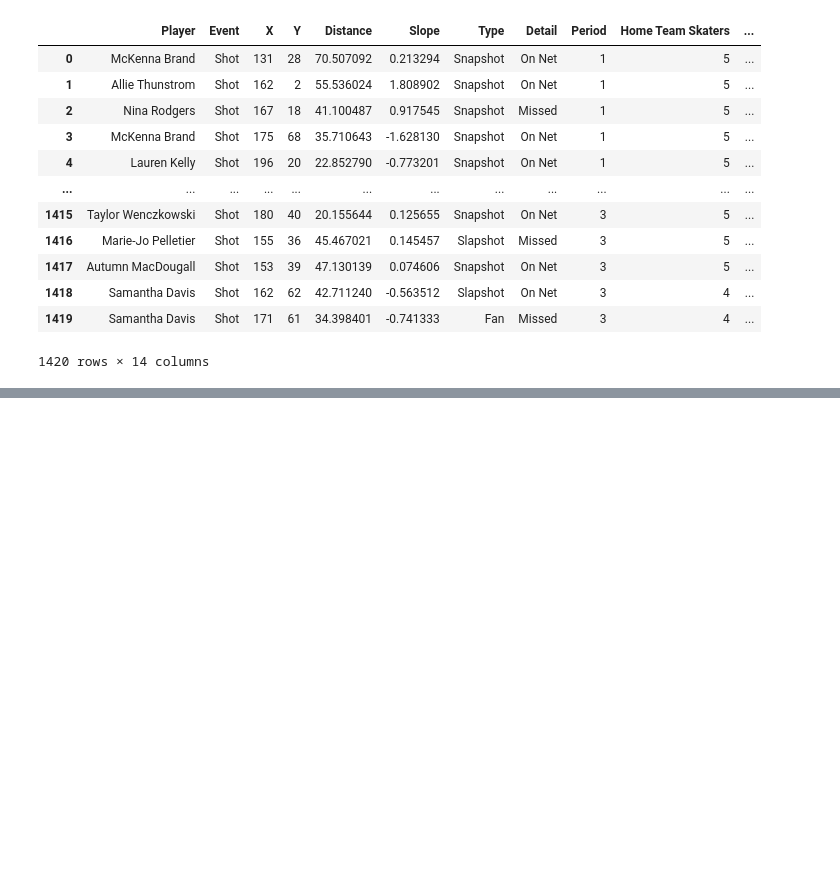
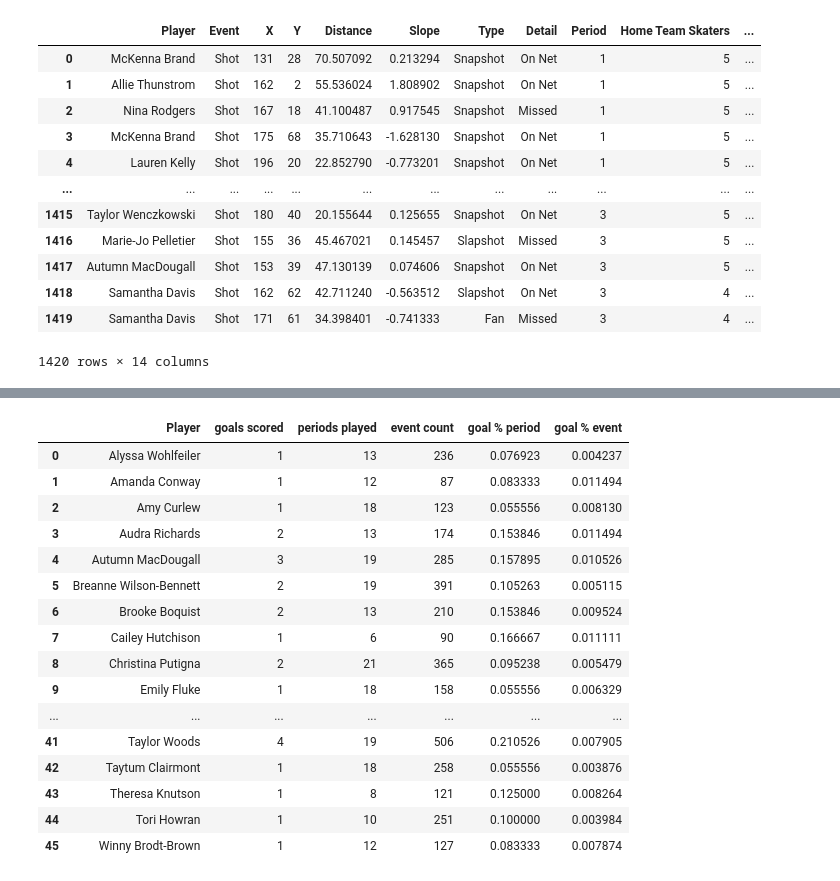
Before and after one commit to AlvinLok/Team_White_MMA_Datathon_2022, a Jupyter notebook: alvin/draft.ipynb, the cells around one changed output, grey strips where cells are left out. Drawn from its saved outputs; the diff is of its cells as text; code cells hidden in the pictures; blank space fills up the shorter version.

```diff
--- a/alvin/draft.ipynb
+++ b/alvin/draft.ipynb
@@ -582,0 +677,4 @@ Austin matthews: higher shooting %, but can be attributed to luck -> try and fin
+# %%
+player_goals_df = goals_df_clean.groupby('Player').size().to_frame(name = 'goals scored').reset_index()
+print('avg # goals scored per player who scored: ' + str(player_goals_df['goals scored'].mean()))
+print(player_goals_df)
@@ -582,0 +701,3 @@ Austin matthews: higher shooting %, but can be attributed to luck -> try and fin
+# %%
+periods_played_df = new_df.groupby(['Player','game_id', 'Period'])['Period'].size().groupby(level=0).count()
+periods_played_df
@@ -582,0 +720,3 @@ Austin matthews: higher shooting %, but can be attributed to luck -> try and fin
+# %%
+event_count_df = new_df.groupby(['Player']).size().to_frame(name = 'event count').reset_index()
+event_count_df
@@ -582,0 +737,5 @@ Austin matthews: higher shooting %, but can be attributed to luck -> try and fin
+# %%
+player_df = pd.merge(player_goals_df, periods_played_df, left_on='Player', right_on='Player', how='left')
+player_df = pd.merge(player_df, event_count_df, left_on='Player', right_on='Player', how='left')
+player_df.rename(columns={'Period': 'periods played'}, inplace=True)
+player_df
@@ -582,0 +760,22 @@ Austin matthews: higher shooting %, but can be attributed to luck -> try and fin
+# %%
+player_df['goal % period'] = player_df['goals scored'] / player_df['periods played']
+player_df['goal % event'] = player_df['goals scored'] / player_df['event count']
+player_df
+# %% [output]
+|  | Player | goals scored | periods played | event count | goal % period | goal % event |
+| 0 | Alyssa Wohlfeiler | 1 | 13 | 236 | 0.076923 | 0.004237 |
+| 1 | Amanda Conway | 1 | 12 | 87 | 0.083333 | 0.011494 |
+| 2 | Amy Curlew | 1 | 18 | 123 | 0.055556 | 0.008130 |
+| 3 | Audra Richards | 2 | 13 | 174 | 0.153846 | 0.011494 |
+| 4 | Autumn MacDougall | 3 | 19 | 285 | 0.157895 | 0.010526 |
+| 5 | Breanne Wilson-Bennett | 2 | 19 | 391 | 0.105263 | 0.005115 |
+| 6 | Brooke Boquist | 2 | 13 | 210 | 0.153846 | 0.009524 |
+| 7 | Cailey Hutchison | 1 | 6 | 90 | 0.166667 | 0.011111 |
+| 8 | Christina Putigna | 2 | 21 | 365 | 0.095238 | 0.005479 |
+| 9 | Emily Fluke | 1 | 18 | 158 | 0.055556 | 0.006329 |
+| ... | ... | ... | ... | ... | ... | ... |
+| 41 | Taylor Woods | 4 | 19 | 506 | 0.210526 | 0.007905 |
+| 42 | Taytum Clairmont | 1 | 18 | 258 | 0.055556 | 0.003876 |
+| 43 | Theresa Knutson | 1 | 8 | 121 | 0.125000 | 0.008264 |
+| 44 | Tori Howran | 1 | 10 | 251 | 0.100000 | 0.003984 |
+| 45 | Winny Brodt-Brown | 1 | 12 | 127 | 0.083333 | 0.007874 |
```
Also changed, not shown: parts of 36 cells of this notebook, 3 other files.
